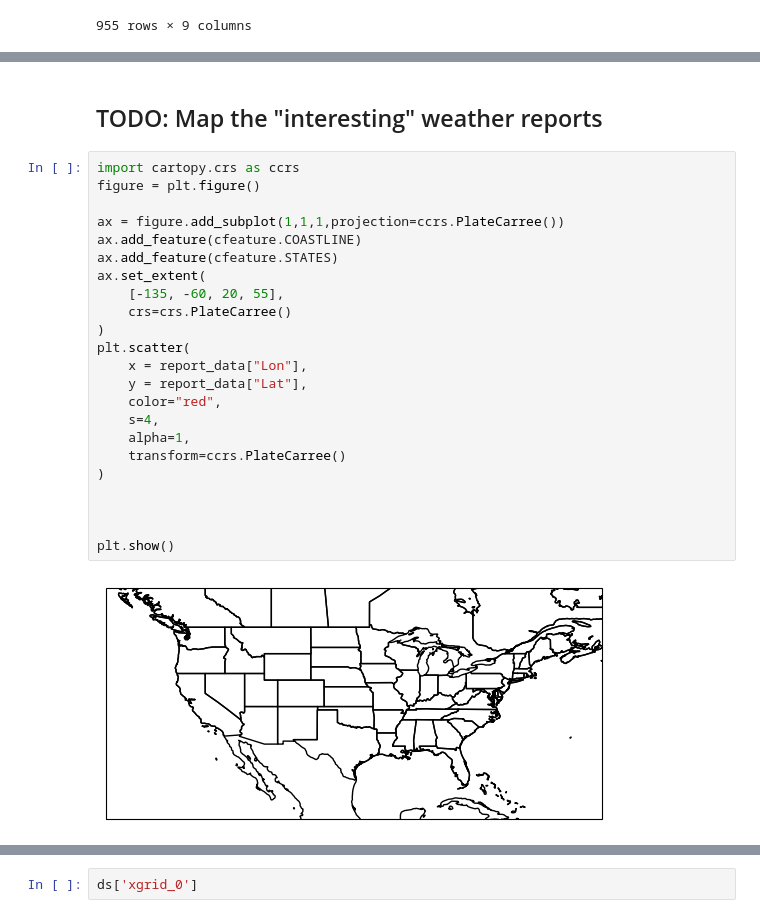
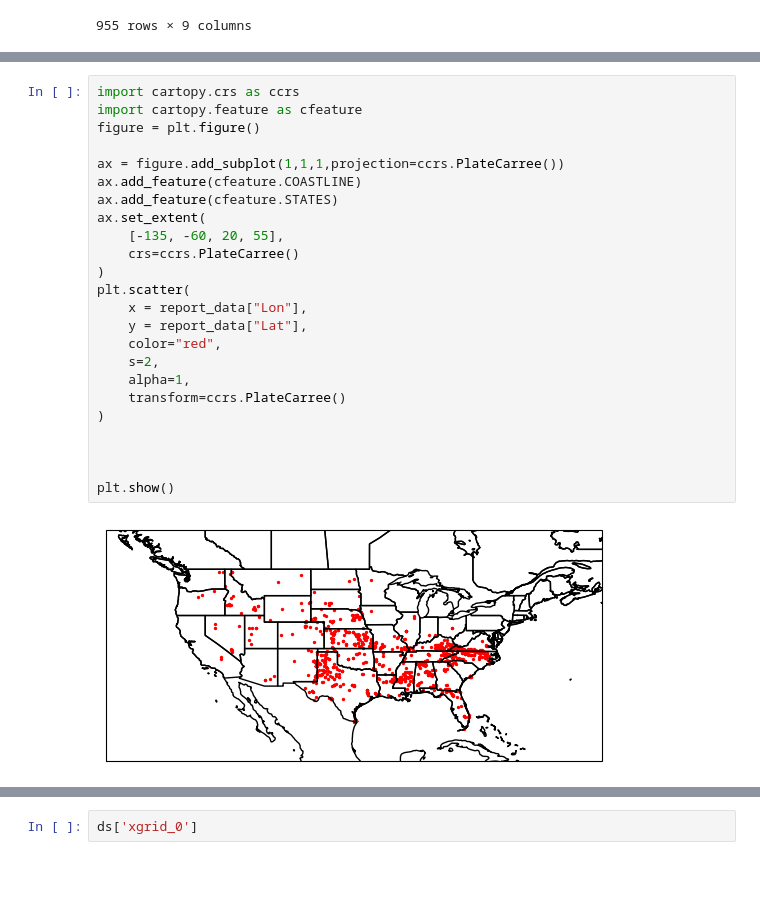
Before and after one commit to alex-schein-NOAA/data-transfer-tool, a Jupyter notebook: Notebook.ipynb, the cells around one changed output, grey strips where cells are left out. Drawn from its saved outputs; the diff is of its cells as text; blank space fills up the shorter version.

```diff
--- a/Notebook.ipynb
+++ b/Notebook.ipynb
@@ -121,27 +129,26 @@ Name: Lon, Length: 955, dtype: object
-# %% [markdown]
-## TODO: Map the "interesting" weather reports ##
 # %%
 import cartopy.crs as ccrs
+import cartopy.feature as cfeature
 figure = plt.figure()
 
 ax = figure.add_subplot(1,1,1,projection=ccrs.PlateCarree())
 ax.add_feature(cfeature.COASTLINE)
 ax.add_feature(cfeature.STATES)
 ax.set_extent(
     [-135, -60, 20, 55],
-    crs=crs.PlateCarree()
+    crs=ccrs.PlateCarree()
 )
 plt.scatter(
     x = report_data["Lon"],
     y = report_data["Lat"],
     color="red",
-    s=4,
+    s=2,
     alpha=1,
     transform=ccrs.PlateCarree()
 )
 
 
 
 plt.show()
 # %% [output]
-[figure, old version]
+[figure, new version]
```
Also changed, not shown: parts of 26 cells of this notebook.
